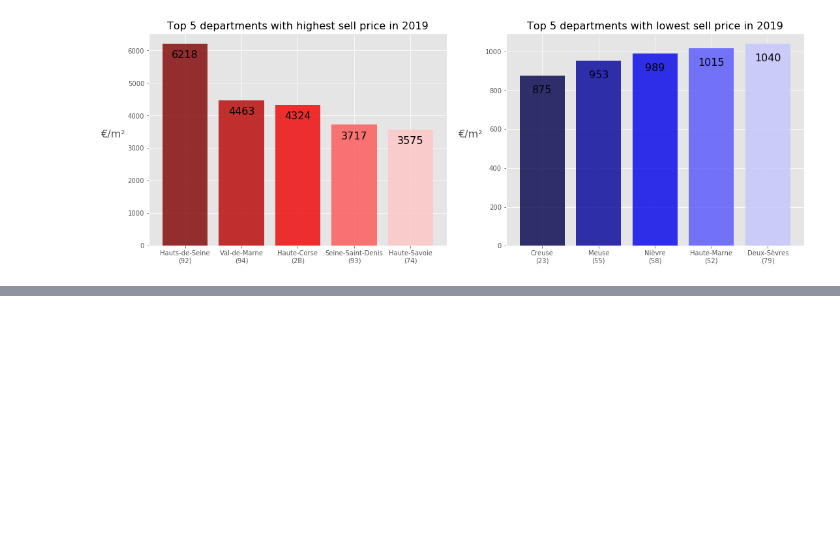
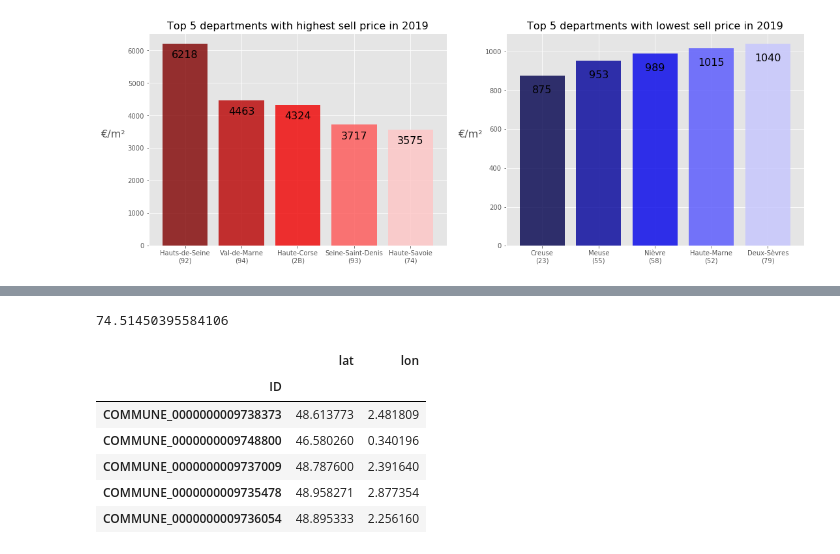
Before and after one commit to HLapendery/DataViz, a Jupyter notebook: House_Sell_Price_in_France_2019.ipynb, the cells around one changed output, grey strips where cells are left out. Cells and saved outputs as stored; diff of their text form; code cells hidden in the pictures; blank space fills up the shorter version.

```diff
--- a/House_Sell_Price_in_France_2019.ipynb
+++ b/House_Sell_Price_in_France_2019.ipynb
@@ -164,0 +194,23 @@ plt.show()
+# %%
+from geopy.geocoders import Nominatim
+geolocator = Nominatim(user_agent="dvf_2019_notebook")
+location = geolocator.geocode("Ambierle")
+start = time.time()
+list_lat_lon = []
+for i in tqdm(range(sup_500.shape[0])):
+    lat_lon = do_geocode(sup_500.iloc[i])
+    list_lat_lon.append(lat_lon)
+print(time.time()-start)
+# %% [output]
+74.51450395584106
+# %%
+df_lat_lon = pd.DataFrame(list_lat_lon, columns=['lat', 'lon'], index=sup_500)
+df_lat_lon.head()
+# %% [output]
+|  | lat | lon |
+| ID |  |  |
+| COMMUNE_0000000009738373 | 48.613773 | 2.481809 |
+| COMMUNE_0000000009748800 | 46.580260 | 0.340196 |
+| COMMUNE_0000000009737009 | 48.787600 | 2.391640 |
+| COMMUNE_0000000009735478 | 48.958271 | 2.877354 |
+| COMMUNE_0000000009736054 | 48.895333 | 2.256160 |
```
Also changed, not shown: parts of 5 cells of this notebook.
